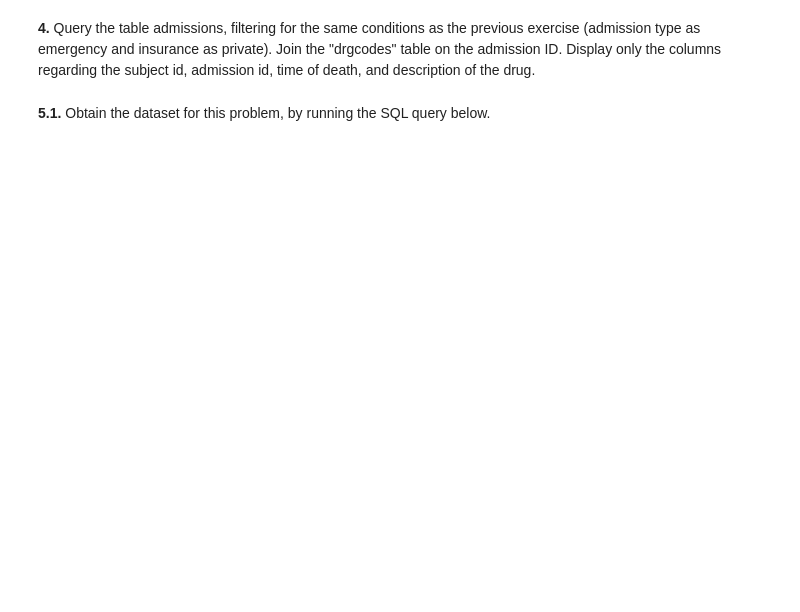
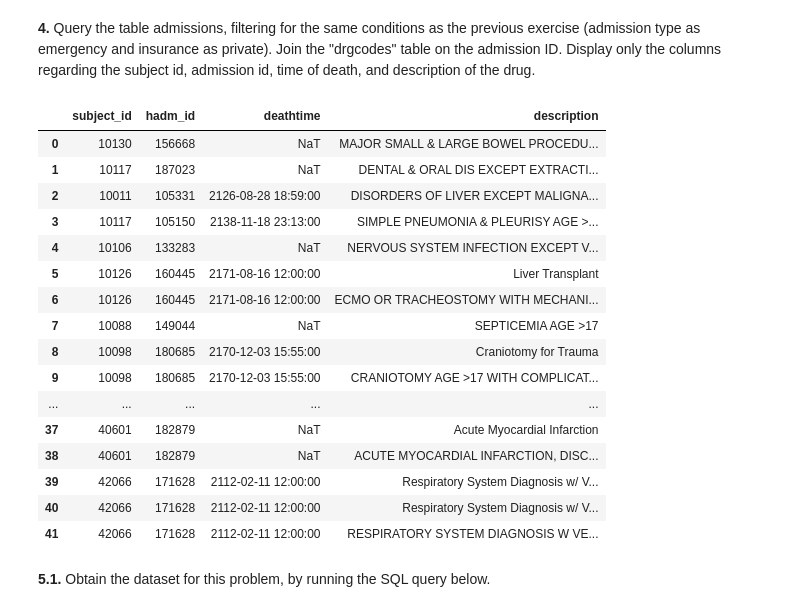
Before and after one commit to claramarto11/AAvanceproject, a Jupyter notebook: Assignment2_tofill.ipynb, the cells around one changed output. Cells and saved outputs as stored; diff of their text form; code cells hidden in the pictures; blank space fills up the shorter version.

```diff
--- a/Assignment2_tofill.ipynb
+++ b/Assignment2_tofill.ipynb
@@ -125,5 +176,40 @@ You will now have to answer a few SQL questions.
 # %% [markdown]
 **4.** Query the table admissions, filtering for the same conditions as the previous exercise (admission type as emergency and insurance as private). Join the "drgcodes" table on the admission ID. Display only the columns regarding the subject id, admission id, time of death, and description of the drug.
+# %%
+query = "SELECT * FROM public.admissions " +\
+        "LEFT JOIN public.drgcodes " +\
+        "ON public.admissions.hadm_id = public.drgcodes.hadm_id " +\
+        "WHERE admission_type = 'EMERGENCY' AND insurance = 'Private' "
+
+cursor.execute(query)
+colnames = [desc[0] for desc in cursor.description]
+data = cursor.fetchall()
+admission_table = pd.DataFrame(data, columns = colnames)
+keep_cols = ['subject_id', 'hadm_id','deathtime', 'description']
+admission_table_filtered = admission_table.copy()
+admission_table_filtered = admission_table_filtered[keep_cols]
+admission_table_filtered = admission_table_filtered.iloc[:,list(set(range(
+    admission_table_filtered.shape[1]
+)) - set([1, 3]))]
+admission_table_filtered
+# %% [output]
+|  | subject_id | hadm_id | deathtime | description |
+| 0 | 10130 | 156668 | NaT | MAJOR SMALL & LARGE BOWEL PROCEDU... |
+| 1 | 10117 | 187023 | NaT | DENTAL & ORAL DIS EXCEPT EXTRACTI... |
+| 2 | 10011 | 105331 | 2126-08-28 18:59:00 | DISORDERS OF LIVER EXCEPT MALIGNA... |
+| 3 | 10117 | 105150 | 2138-11-18 23:13:00 | SIMPLE PNEUMONIA & PLEURISY AGE >... |
+| 4 | 10106 | 133283 | NaT | NERVOUS SYSTEM INFECTION EXCEPT V... |
+| 5 | 10126 | 160445 | 2171-08-16 12:00:00 | Liver Transplant |
+| 6 | 10126 | 160445 | 2171-08-16 12:00:00 | ECMO OR TRACHEOSTOMY WITH MECHANI... |
+| 7 | 10088 | 149044 | NaT | SEPTICEMIA AGE >17 |
+| 8 | 10098 | 180685 | 2170-12-03 15:55:00 | Craniotomy for Trauma |
+| 9 | 10098 | 180685 | 2170-12-03 15:55:00 | CRANIOTOMY AGE >17 WITH COMPLICAT... |
+| ... | ... | ... | ... | ... |
+| 37 | 40601 | 182879 | NaT | Acute Myocardial Infarction |
+| 38 | 40601 | 182879 | NaT | ACUTE MYOCARDIAL INFARCTION, DISC... |
+| 39 | 42066 | 171628 | 2112-02-11 12:00:00 | Respiratory System Diagnosis w/ V... |
+| 40 | 42066 | 171628 | 2112-02-11 12:00:00 | Respiratory System Diagnosis w/ V... |
+| 41 | 42066 | 171628 | 2112-02-11 12:00:00 | RESPIRATORY SYSTEM DIAGNOSIS W VE... |
 # %% [markdown]
 **5.1.** Obtain the dataset for this problem, by running the SQL query below.
 # %%
```
Also changed, not shown: parts of 10 cells of this notebook.
